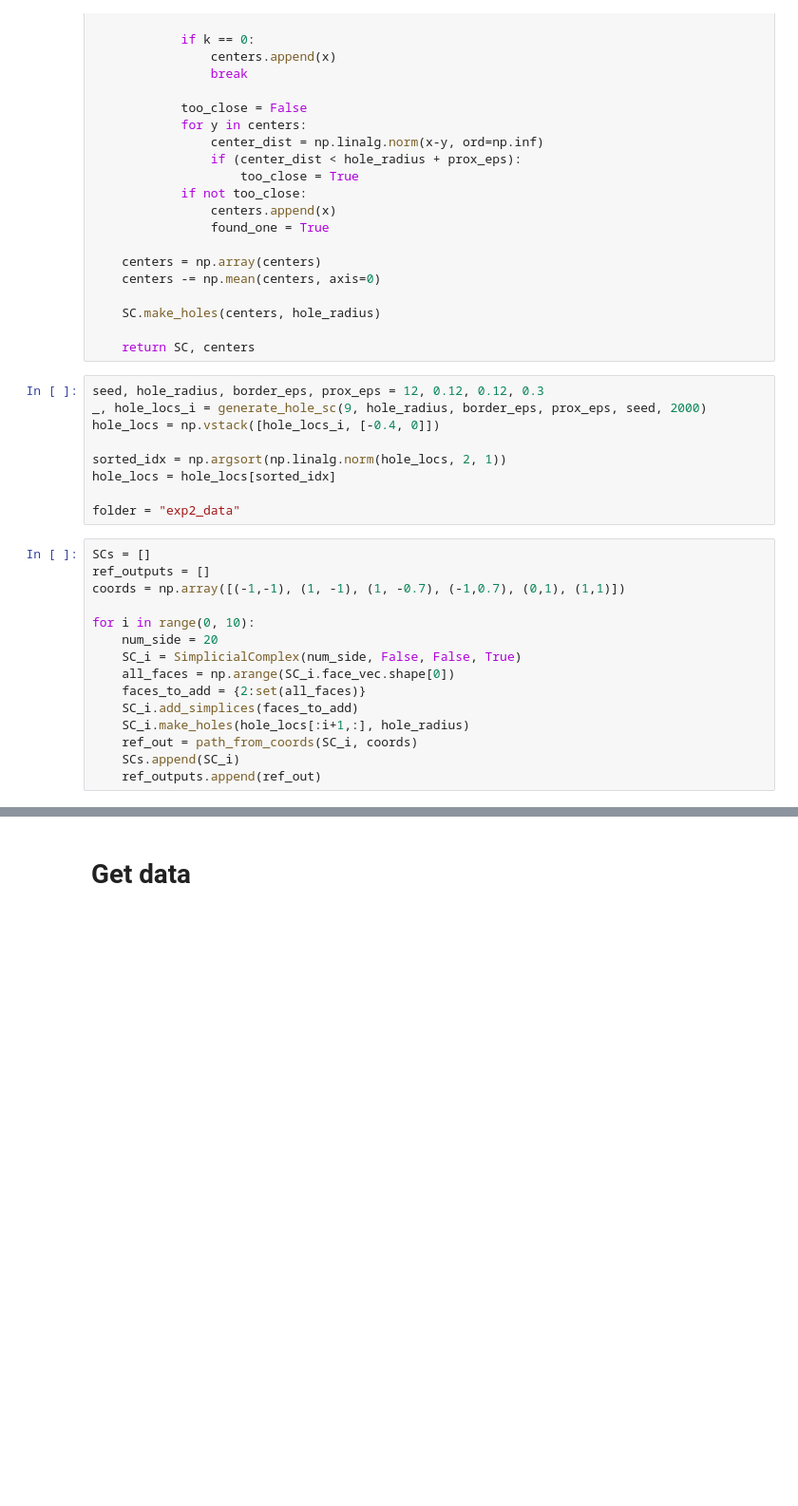
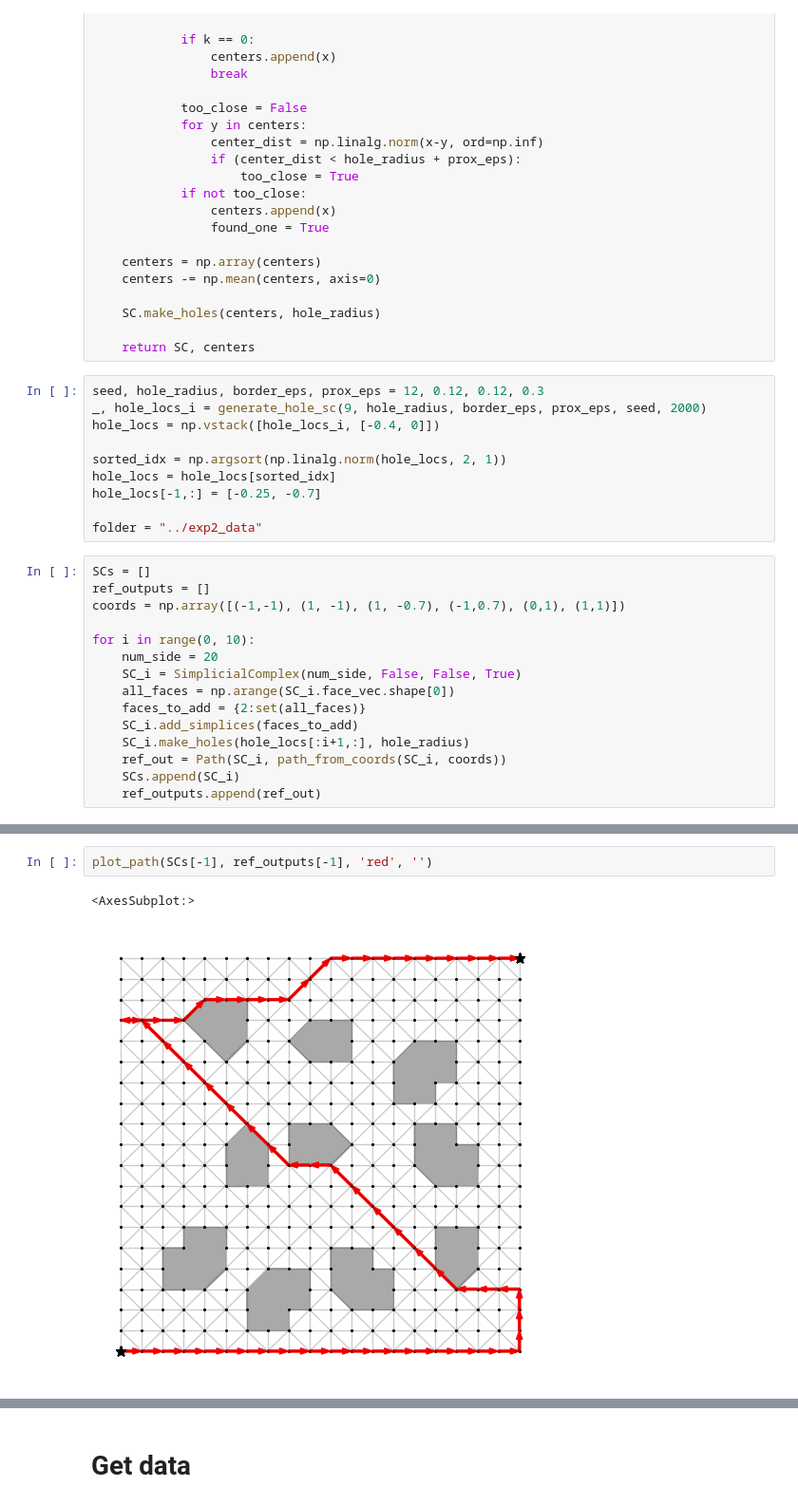
Before and after one commit to ctaveras1999/h-star, a Jupyter notebook: experiments/exp2.ipynb, the cells around one changed output, grey strips where cells are left out. Shown: that part at 95% size. Cells and saved outputs as stored; diff of their text form; blank space fills up the shorter version.

```diff
--- a/experiments/exp2.ipynb
+++ b/experiments/exp2.ipynb
@@ -59,8 +59,9 @@ hole_locs = np.vstack([hole_locs_i, [-0.4, 0]])
 
 sorted_idx = np.argsort(np.linalg.norm(hole_locs, 2, 1))
 hole_locs = hole_locs[sorted_idx]
+hole_locs[-1,:] = [-0.25, -0.7]
 
-folder = "exp2_data"
+folder = "../exp2_data"
 # %%
 SCs = []
 ref_outputs = []
@@ -73,6 +74,6 @@ for i in range(0, 10):
     faces_to_add = {2:set(all_faces)}
     SC_i.add_simplices(faces_to_add)
     SC_i.make_holes(hole_locs[:i+1,:], hole_radius)
-    ref_out = path_from_coords(SC_i, coords)
+    ref_out = Path(SC_i, path_from_coords(SC_i, coords))
     SCs.append(SC_i)
     ref_outputs.append(ref_out)
@@ -82,2 +93,7 @@ for i in range(0, 10):
+# %%
+plot_path(SCs[-1], ref_outputs[-1], 'red', '')
+# %% [output]
+<AxesSubplot:>
+[figure, added]
 # %%
 alphas = np.linspace(0, 3, 20)
```
Also changed, not shown: parts of 15 cells of this notebook, 4 other files.
